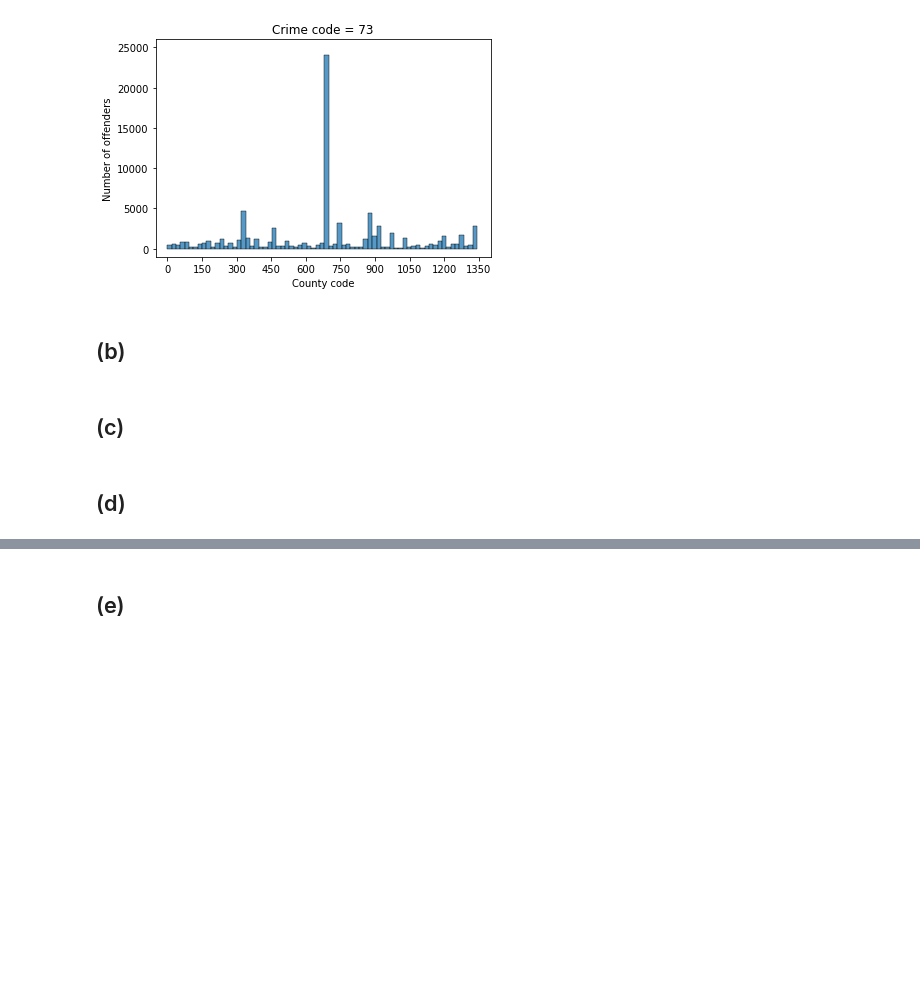
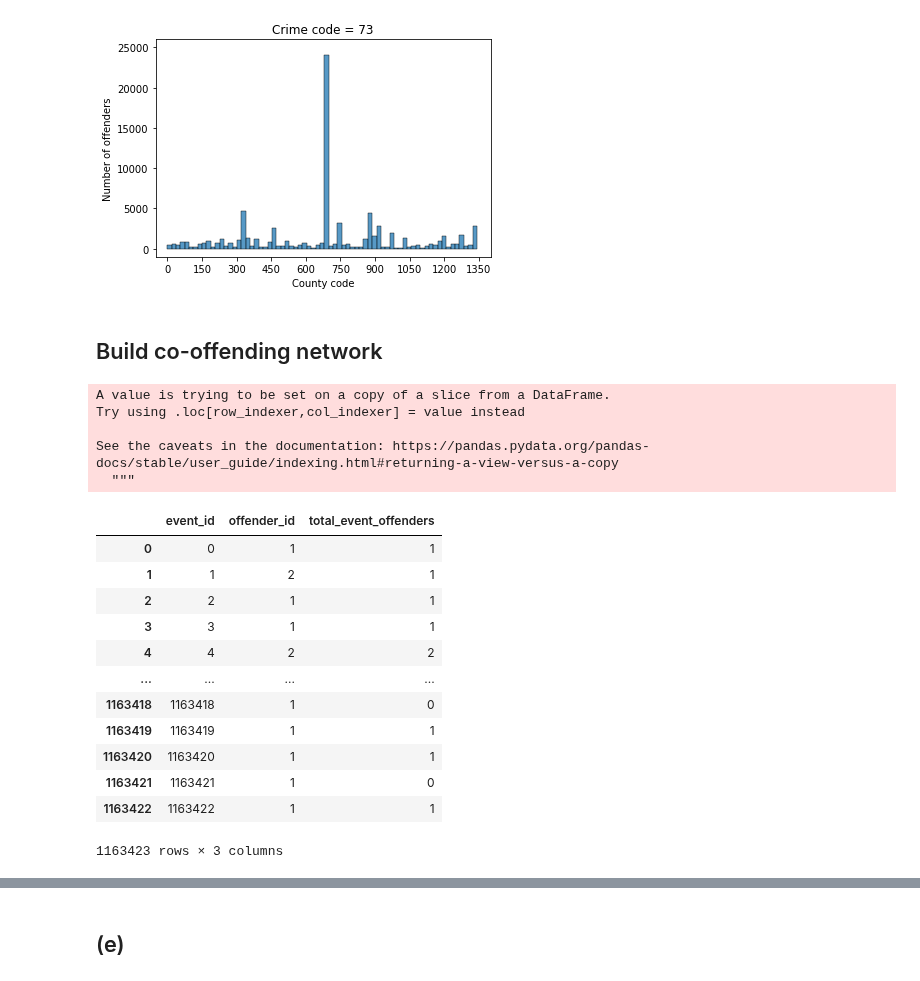
Before and after one commit to pipeton8/6.439-stats-comp-applications, a Jupyter notebook: Assignments/4 - Networks/6.439 - Problem Set 4.ipynb, the cells around one changed output, grey strips where cells are left out. Saved outputs shown, nothing was run; the diff lists cells and outputs as text; code cells hidden in the pictures; blank space fills up the shorter version.

Commit message:
Building the network

```diff
--- a/Assignments/4 - Networks/6.439 - Problem Set 4.ipynb
+++ b/Assignments/4 - Networks/6.439 - Problem Set 4.ipynb
@@ -294,9 +294,33 @@ for crime in most_offenders_list:
 [figure]
 [figure]
 [figure]
-# %% [markdown]
-## (b)
-# %% [markdown]
-## (c)
-# %% [markdown]
-## (d)
+# %% [markdown]
+## Build co-offending network
+# %%
+# Restrict dataset to relevant variables
+co_off2 = co_off[['offender_id', 'event_id']]
+
+# Create variable to easily restrict construction to events with more than 1 offender
+co_off2['total_event_offenders'] = co_off2.groupby('event_id',as_index=False).count().loc[:,'event_id']
+# %% [output]
+A value is trying to be set on a copy of a slice from a DataFrame.
+Try using .loc[row_indexer,col_indexer] = value instead
+
+See the caveats in the documentation: https://pandas.pydata.org/pandas-docs/stable/user_guide/indexing.html#returning-a-view-versus-a-copy
+  """
+# %%
+co_off2.groupby('event_id',as_index=False).count()
+# %% [output]
+|  | event_id | offender_id | total_event_offenders |
+| 0 | 0 | 1 | 1 |
+| 1 | 1 | 2 | 1 |
+| 2 | 2 | 1 | 1 |
+| 3 | 3 | 1 | 1 |
+| 4 | 4 | 2 | 2 |
+| ... | ... | ... | ... |
+| 1163418 | 1163418 | 1 | 0 |
+| 1163419 | 1163419 | 1 | 1 |
+| 1163420 | 1163420 | 1 | 1 |
+| 1163421 | 1163421 | 1 | 0 |
+| 1163422 | 1163422 | 1 | 1 |
+1163423 rows × 3 columns
```
Also changed, not shown: parts of 6 cells of this notebook.
